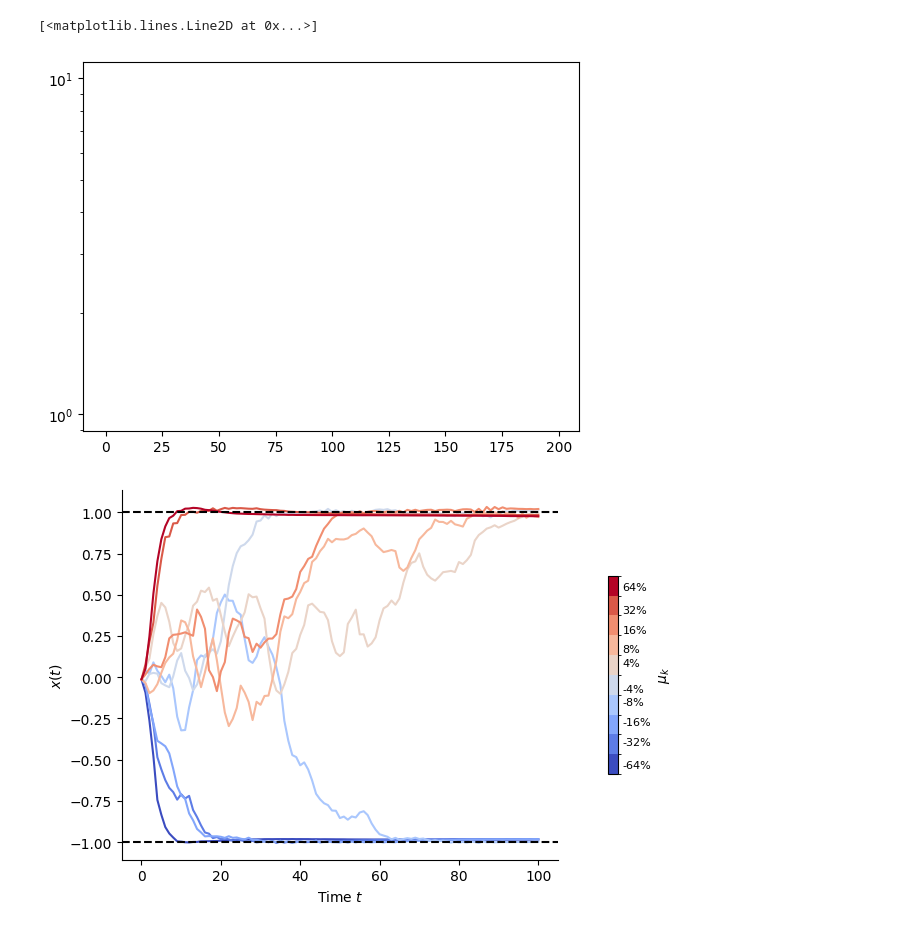
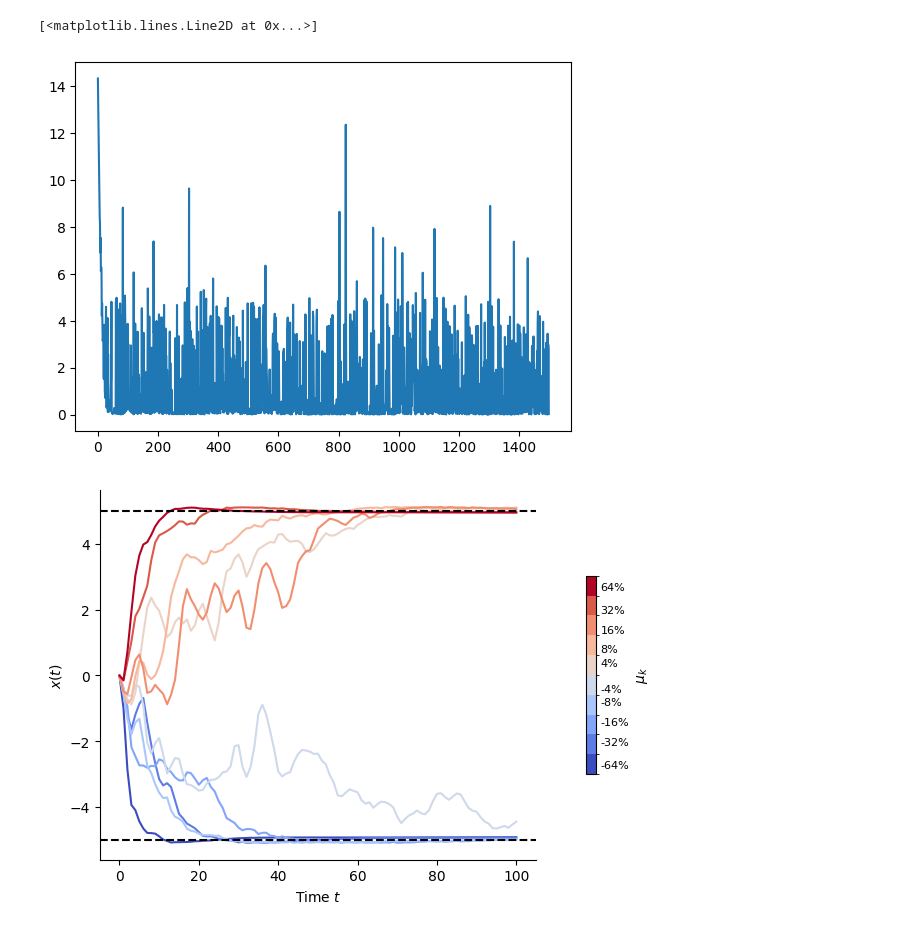
Before and after one commit to ArielleRosinski/SCA_project, a Jupyter notebook: RNN.ipynb, the cells around one changed output. Saved outputs shown, nothing was run; the diff lists cells and outputs as text; code cells hidden in the pictures.

```diff
--- a/RNN.ipynb
+++ b/RNN.ipynb
@@ -23,7 +23,7 @@ def DDM(mu, sequence_length, sigma=0.35, dt=1, seed=None):
         for t in range(num_steps):
             x[i, t + 1] = x[i, t] + mu[i] * dt + sigma * np.sqrt(dt) * np.random.normal()
 
-    p = np.sign(mu)                                                                         #p is of shape K, with -1 or 1 based on sign(mu_k)
+    p = np.sign(mu)*5                                                                         #p is of shape K, with -1 or 1 based on sign(mu_k)
     x = x[:, :, None]                                                                       #x is K=mu="batch_sz", T, 1
     return torch.tensor(x, dtype=torch.float32), torch.tensor(p, dtype=torch.float32)
 
@@ -99,8 +99,8 @@ Iteration [2000/2000], Loss: 0.2034
 # %%
-plt.semilogy(ls_loss)
+plt.plot(ls_loss)
 # %% [output]
 [<matplotlib.lines.Line2D at 0x...>]
-[figure, old version]
+[figure, new version]
 # %%
 # for i in range(10):
 #     plt.plot(z_all[i, :].detach().numpy())
@@ -113,8 +113,8 @@ cmap = plt.get_cmap('coolwarm', len(mu))
 for i, m in enumerate(mu):
     ax.plot(z_all[i, :].detach().numpy(), color=cmap(norm(m)))
 
-ax.axhline(y=1, color='black', linestyle='--')
-ax.axhline(y=-1, color='black', linestyle='--')
+ax.axhline(y=5, color='black', linestyle='--')
+ax.axhline(y=-5, color='black', linestyle='--')
 ax.set_xlabel('Time $t$')
 ax.set_ylabel(r'$x(t)$')
 
@@ -129,7 +129,7 @@ ax.spines['top'].set_visible(False)
 ax.spines['right'].set_visible(False)
 plt.show()
 # %% [output]
-[figure, old version]
+[figure, new version]
 # %%
 x, p = DDM(mu, sequence_length=50)
 z, ls_h_i = model(x)
```
Also changed, not shown: parts of 3 cells of this notebook.
